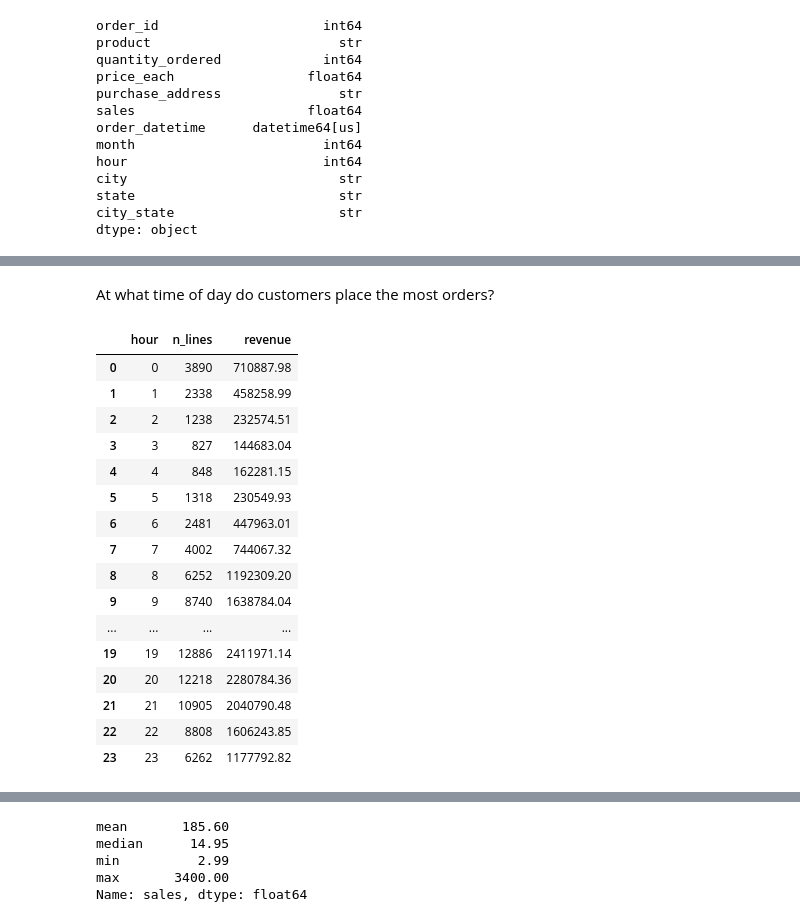
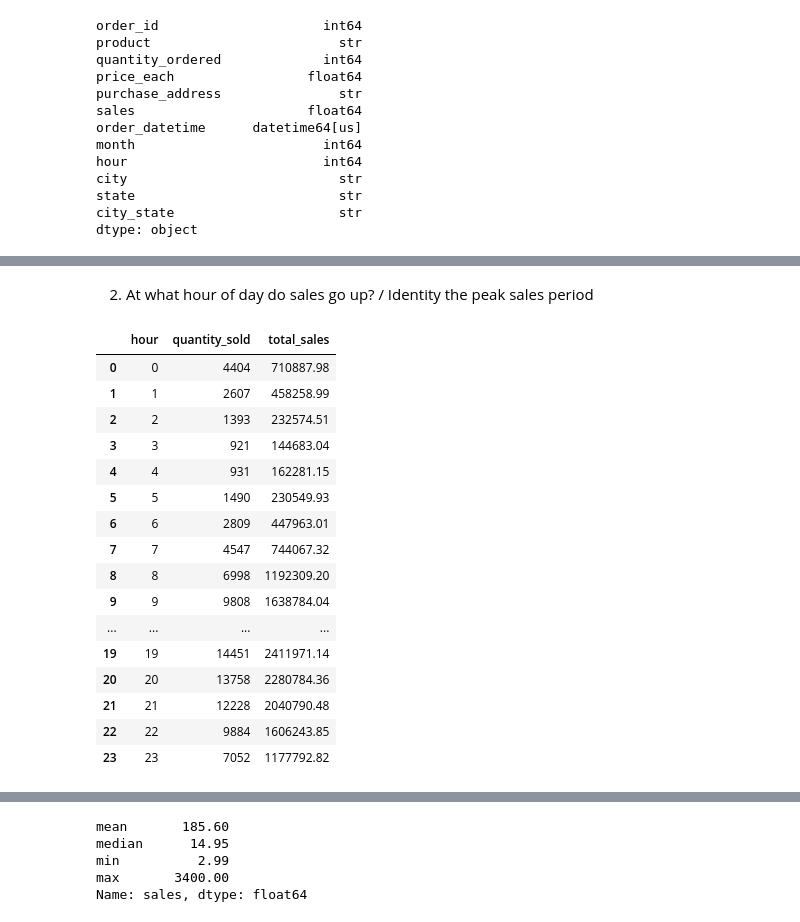
Before and after one commit to saa824/STAT556-Homework-2, a Jupyter notebook: notebooks/02_Exploratory_Analysis.ipynb, the cells around one changed output, grey strips where cells are left out. Saved outputs shown, nothing was run; the diff lists cells and outputs as text; code cells hidden in the pictures.

```diff
--- a/notebooks/Exploratory_analysis.ipynb
+++ b/notebooks/02_Exploratory_Analysis.ipynb
@@ -62,24 +73,24 @@ summarize_group(Express_df, "city_state")
 # %% [markdown]
-At what time of day do customers place the most orders?
+2. At what hour of day do sales go up? / Identity the peak sales period
 # %%
 by_hour = summarize_group(Express_df, "hour").sort_values("hour").reset_index(drop = True)
-by_hour[["hour", "n_lines", "revenue"]]
+by_hour[["hour", "quantity_sold", "total_sales"]]
 # %% [output]
-|  | hour | n_lines | revenue |
-| 0 | 0 | 3890 | 710887.98 |
-| 1 | 1 | 2338 | 458258.99 |
-| 2 | 2 | 1238 | 232574.51 |
-| 3 | 3 | 827 | 144683.04 |
-| 4 | 4 | 848 | 162281.15 |
-| 5 | 5 | 1318 | 230549.93 |
-| 6 | 6 | 2481 | 447963.01 |
-| 7 | 7 | 4002 | 744067.32 |
-| 8 | 8 | 6252 | 1192309.20 |
-| 9 | 9 | 8740 | 1638784.04 |
+|  | hour | quantity_sold | total_sales |
+| 0 | 0 | 4404 | 710887.98 |
+| 1 | 1 | 2607 | 458258.99 |
+| 2 | 2 | 1393 | 232574.51 |
+| 3 | 3 | 921 | 144683.04 |
+| 4 | 4 | 931 | 162281.15 |
+| 5 | 5 | 1490 | 230549.93 |
+| 6 | 6 | 2809 | 447963.01 |
+| 7 | 7 | 4547 | 744067.32 |
+| 8 | 8 | 6998 | 1192309.20 |
+| 9 | 9 | 9808 | 1638784.04 |
 | ... | ... | ... | ... |
-| 19 | 19 | 12886 | 2411971.14 |
-| 20 | 20 | 12218 | 2280784.36 |
-| 21 | 21 | 10905 | 2040790.48 |
-| 22 | 22 | 8808 | 1606243.85 |
-| 23 | 23 | 6262 | 1177792.82 |
+| 19 | 19 | 14451 | 2411971.14 |
+| 20 | 20 | 13758 | 2280784.36 |
+| 21 | 21 | 12228 | 2040790.48 |
+| 22 | 22 | 9884 | 1606243.85 |
+| 23 | 23 | 7052 | 1177792.82 |
 # %%
```
Also changed, not shown: parts of 17 cells of this notebook, 11 other files.
